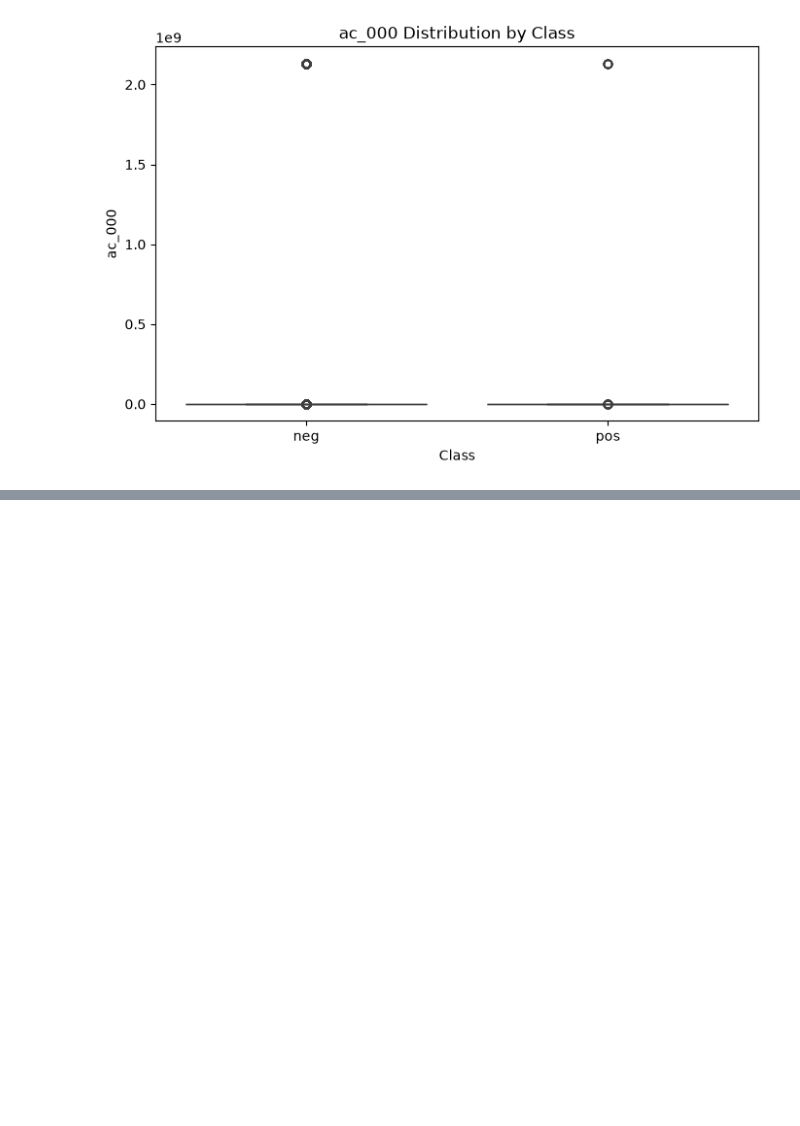
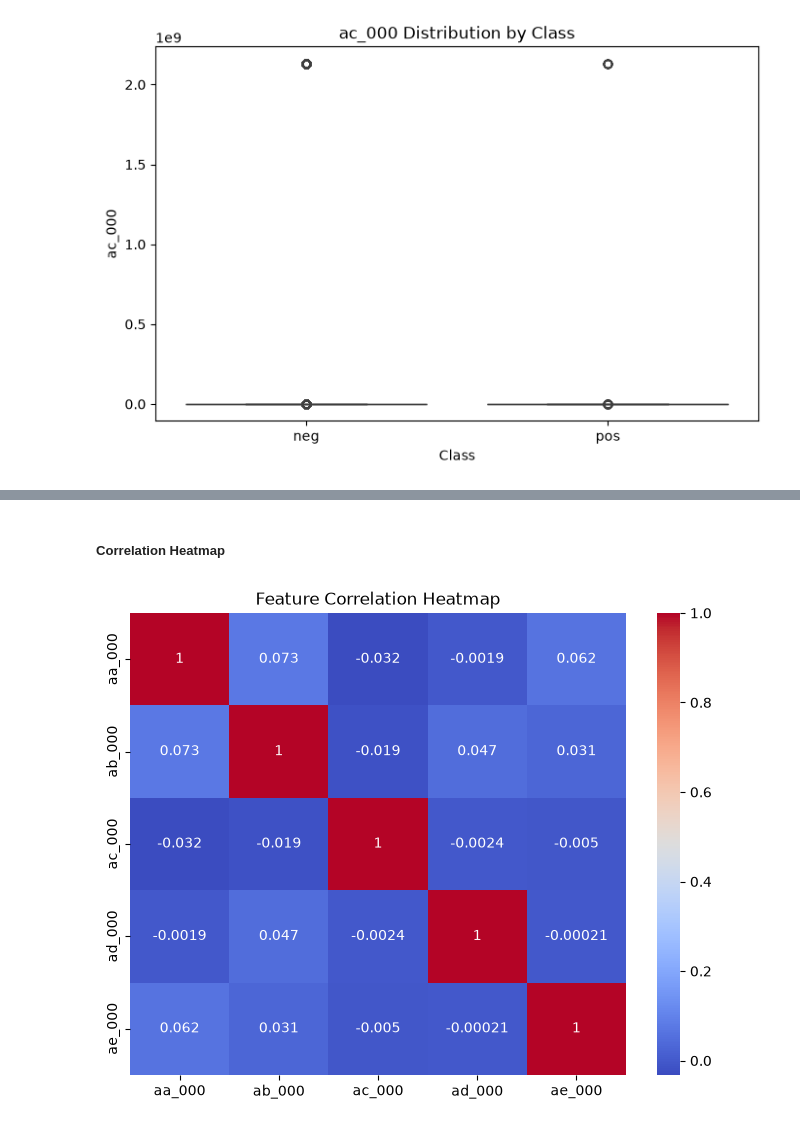
Before and after one commit to Rupesh-Mane/air-pressure-system-failure-prediction, a Jupyter notebook: notebooks/02_EDA.ipynb, the cells around one changed output, grey strips where cells are left out. Cells and saved outputs as stored; diff of their text form; code cells hidden in the pictures; blank space fills up the shorter version.

Commit message:
correlation

```diff
--- a/notebooks/02_EDA.ipynb
+++ b/notebooks/02_EDA.ipynb
@@ -245,0 +249,6 @@ plt.show()
+# %%
+correlation = df_eda[
+    ["aa_000", "ab_000", "ac_000", "ad_000", "ae_000"]
+].corr()
+
+correlation
@@ -245,0 +262,16 @@ plt.show()
+# %% [markdown]
+##### Correlation Heatmap
+# %%
+plt.figure(figsize=(8,6))
+
+sns.heatmap(
+    correlation,
+    annot=True,
+    cmap="coolwarm"
+)
+
+plt.title("Feature Correlation Heatmap")
+
+plt.show()
+# %% [output]
+[figure, added]
```
Also changed, not shown: parts of 2 cells of this notebook.
